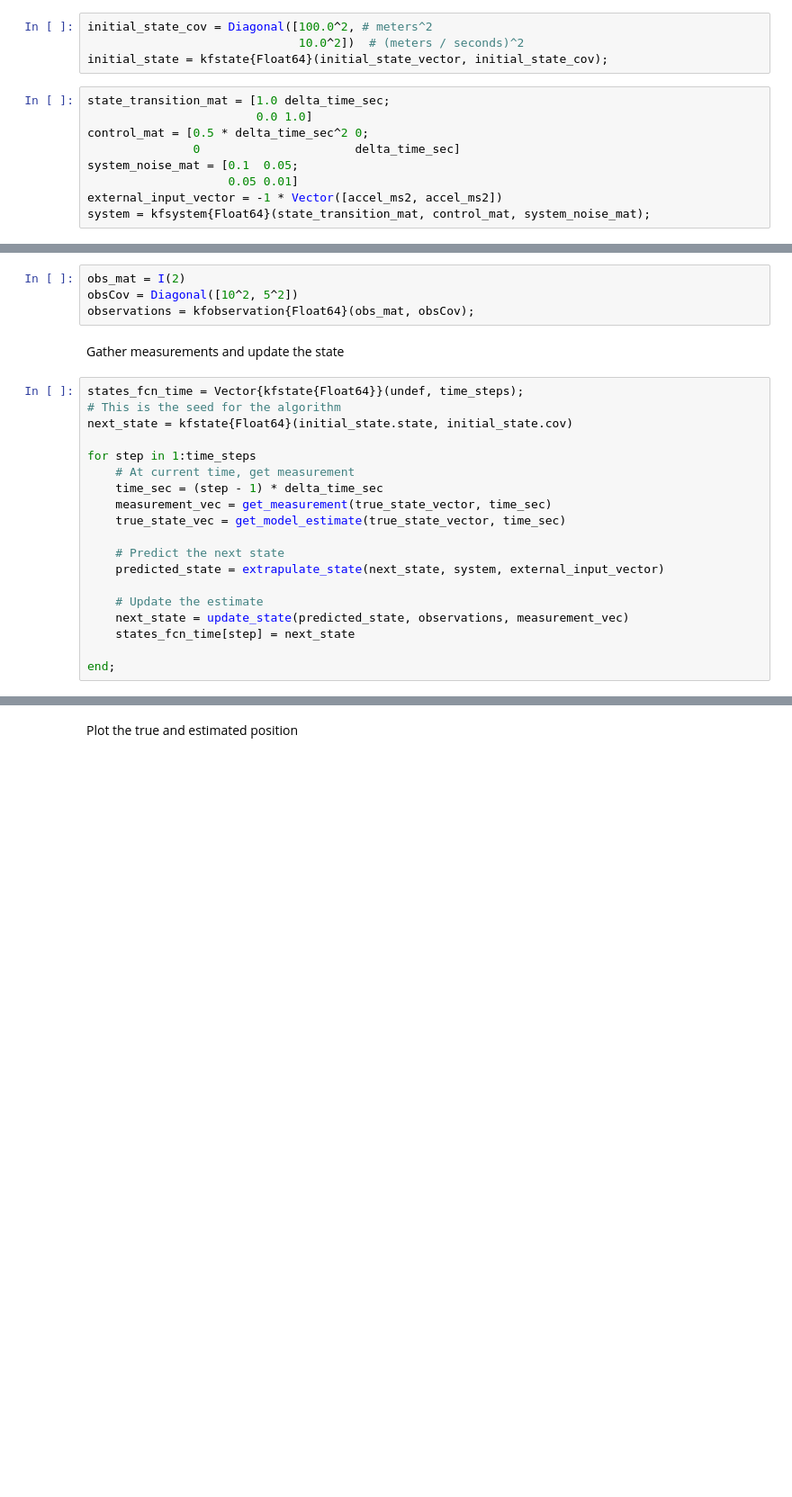
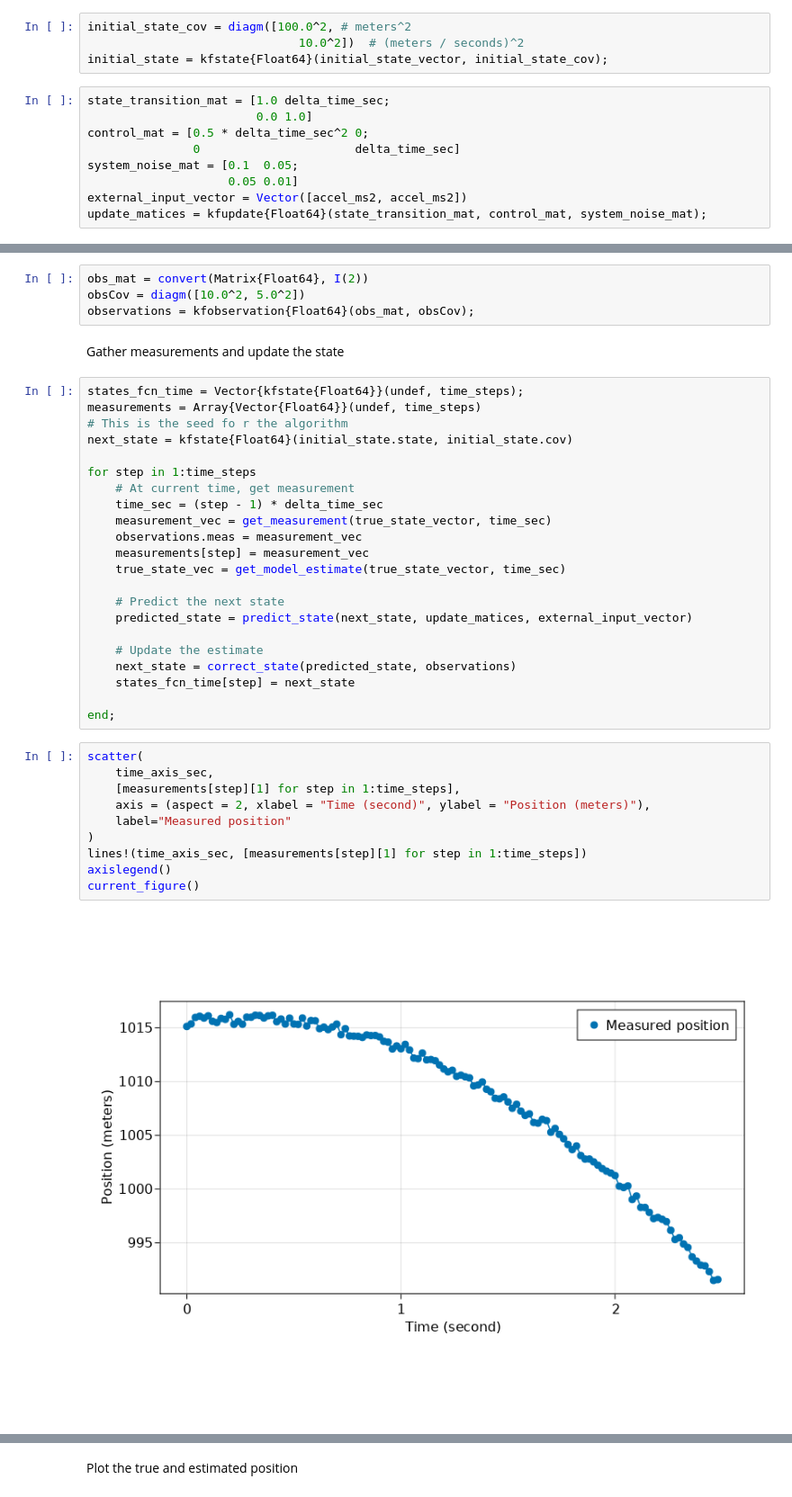
Before and after one commit to hoganman/kalmanfilterjl, a Jupyter notebook: constantaccel.ipynb, the cells around one changed output, grey strips where cells are left out. Shown at 90% size. Saved outputs shown, nothing was run; the diff lists cells and outputs as text; blank space fills up the shorter version.

Commit message:
Update constant acceleration notebook with more clear methods

```diff
--- a/constantaccel.ipynb
+++ b/constantaccel.ipynb
@@ -146,7 +147,7 @@ end;
 # %% [markdown]
 The state vector is position, velocity. We will use very generous covariance values here as values too small provide no little room for the algorithm to work.
 # %%
-initial_state_cov = Diagonal([100.0^2, # meters^2
+initial_state_cov = diagm([100.0^2, # meters^2
                               10.0^2])  # (meters / seconds)^2
 initial_state = kfstate{Float64}(initial_state_vector, initial_state_cov);
 # %%
@@ -156,8 +157,8 @@ control_mat = [0.5 * delta_time_sec^2 0;
                0                      delta_time_sec]
 system_noise_mat = [0.1  0.05;
                     0.05 0.01]
-external_input_vector = -1 * Vector([accel_ms2, accel_ms2])
-system = kfsystem{Float64}(state_transition_mat, control_mat, system_noise_mat);
+external_input_vector = Vector([accel_ms2, accel_ms2])
+update_matices = kfupdate{Float64}(state_transition_mat, control_mat, system_noise_mat);
 # %% [markdown]
 Initialize the observation matrix. The measurement and state is one-to-one. For the measurement, the variance for the position (velocity) is 100 meters-squared (1 meters-squared/sec-squared)
 # %% [markdown]
@@ -183,27 +184,42 @@ v_{x_{n}}
 \end{align}
 $$
 # %%
-obs_mat = I(2)
-obsCov = Diagonal([10^2, 5^2])
+obs_mat = convert(Matrix{Float64}, I(2))
+obsCov = diagm([10.0^2, 5.0^2])
 observations = kfobservation{Float64}(obs_mat, obsCov);
 # %% [markdown]
 Gather measurements and update the state
 # %%
 states_fcn_time = Vector{kfstate{Float64}}(undef, time_steps);
-# This is the seed for the algorithm
+measurements = Array{Vector{Float64}}(undef, time_steps)
+# This is the seed fo r the algorithm
 next_state = kfstate{Float64}(initial_state.state, initial_state.cov)
 
 for step in 1:time_steps
     # At current time, get measurement
     time_sec = (step - 1) * delta_time_sec
     measurement_vec = get_measurement(true_state_vector, time_sec)
+    observations.meas = measurement_vec
+    measurements[step] = measurement_vec
     true_state_vec = get_model_estimate(true_state_vector, time_sec)
 
     # Predict the next state
-    predicted_state = extrapulate_state(next_state, system, external_input_vector)
+    predicted_state = predict_state(next_state, update_matices, external_input_vector)
 
     # Update the estimate
-    next_state = update_state(predicted_state, observations, measurement_vec)
+    next_state = correct_state(predicted_state, observations)
     states_fcn_time[step] = next_state
 
 end;
+# %%
+scatter(
+    time_axis_sec,
+    [measurements[step][1] for step in 1:time_steps],
+    axis = (aspect = 2, xlabel = "Time (second)", ylabel = "Position (meters)"),
+    label="Measured position"
+)
+lines!(time_axis_sec, [measurements[step][1] for step in 1:time_steps])
+axislegend()
+current_figure()
+# %% [output]
+[figure, added]
```
Also changed, not shown: parts of 12 cells of this notebook, 1 other file.
